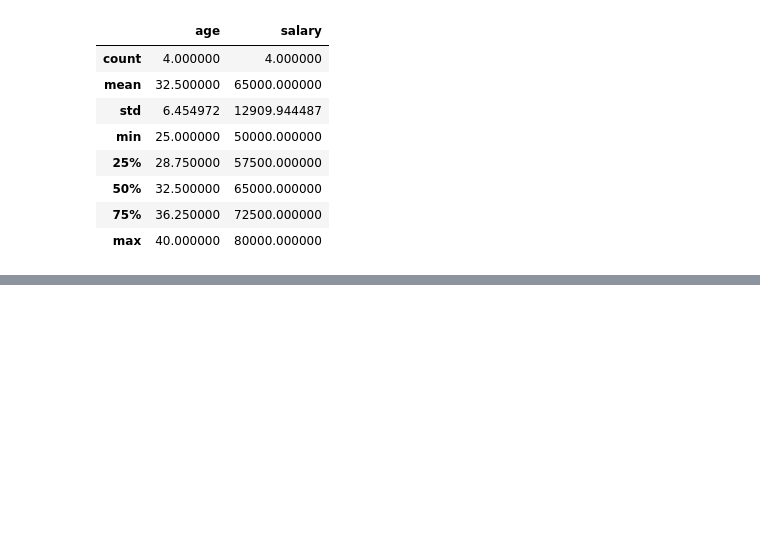
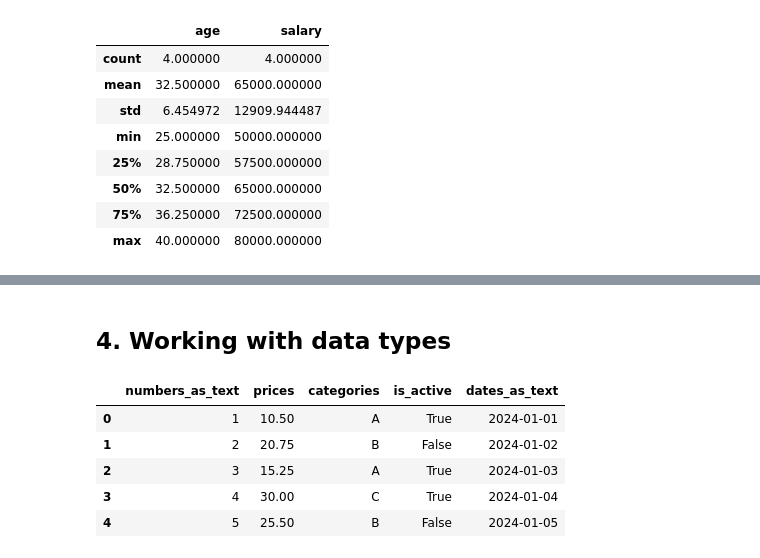
Before and after one commit to gperdrizet/fullstack-2605, a Jupyter notebook: unit-2/lesson-10/lesson-10-demo.ipynb, the cells around one changed output, grey strips where cells are left out. Cells and saved outputs as stored; diff of their text form; code cells hidden in the pictures; blank space fills up the shorter version.

```diff
--- a/unit-2/lesson-10/lesson-10-demo.ipynb
+++ b/unit-2/lesson-10/lesson-10-demo.ipynb
@@ -196,0 +374,18 @@ df.describe()
+# %% [markdown]
+## 4. Working with data types
+# %%
+mixed_data = pd.DataFrame({
+    'numbers_as_text': ['1', '2', '3', '4', '5'],
+    'prices': ['10.50', '20.75', '15.25', '30.00', '25.50'],
+    'categories': ['A', 'B', 'A', 'C', 'B'],
+    'is_active': ['True', 'False', 'True', 'True', 'False'],
+    'dates_as_text': ['2024-01-01', '2024-01-02', '2024-01-03', '2024-01-04', '2024-01-05']
+})
+mixed_data
+# %% [output]
+|  | numbers_as_text | prices | categories | is_active | dates_as_text |
+| 0 | 1 | 10.50 | A | True | 2024-01-01 |
+| 1 | 2 | 20.75 | B | False | 2024-01-02 |
+| 2 | 3 | 15.25 | A | True | 2024-01-03 |
+| 3 | 4 | 30.00 | C | True | 2024-01-04 |
+| 4 | 5 | 25.50 | B | False | 2024-01-05 |
```
Also changed, not shown: parts of 54 cells of this notebook, 1 other file.
